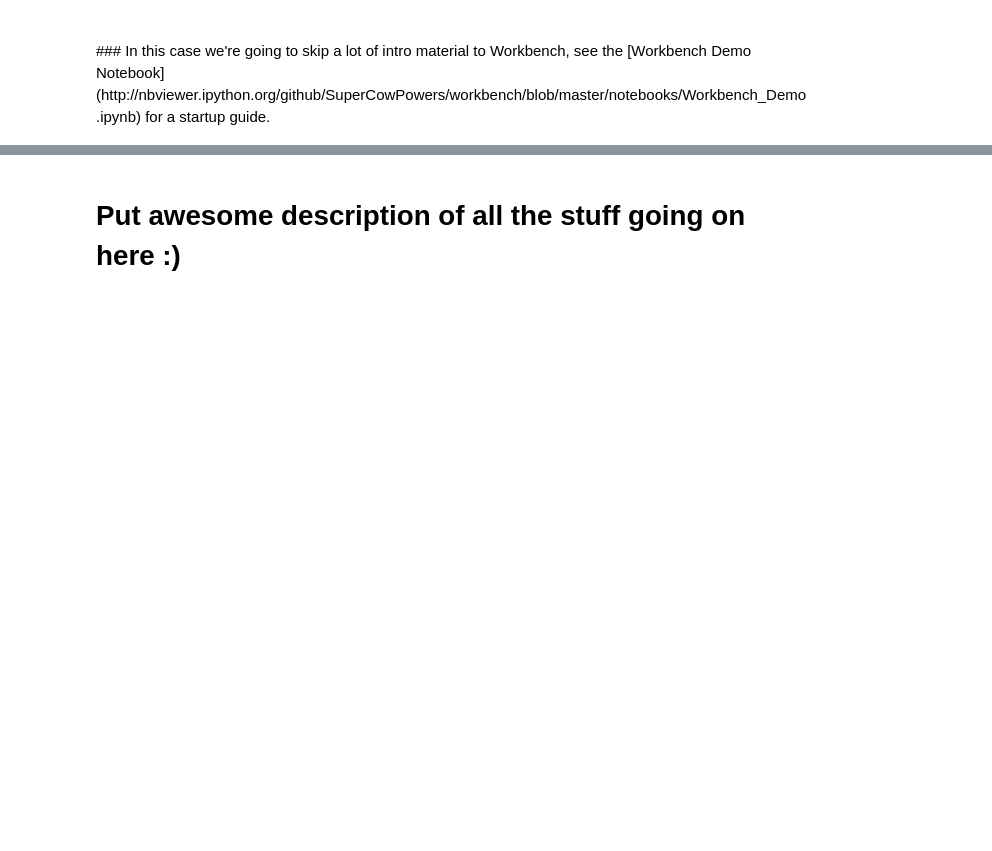
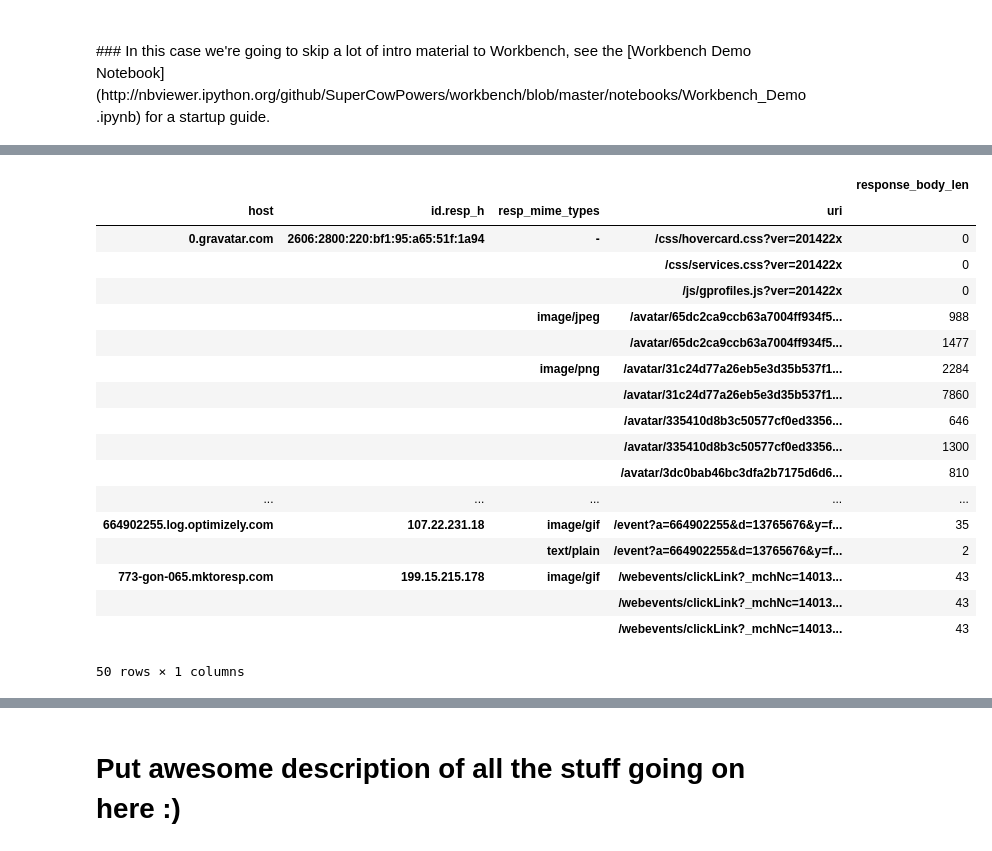
Before and after one commit to ollie314/workbench, a Jupyter notebook: notebooks/Network_Stream.ipynb, the cells around one changed output, grey strips where cells are left out. Cells and saved outputs as stored; diff of their text form; code cells hidden in the pictures; blank space fills up the shorter version.

```diff
--- a/notebooks/Network_Stream.ipynb
+++ b/notebooks/Network_Stream.ipynb
@@ -137,3 +138,27 @@ group_host.head(50)
+# %%
+# Now we group by host and show the different response mime types for each host
+group_host = dataframes['http_log'].groupby(['host','id.resp_h','resp_mime_types','uri'])[['response_body_len']].sum()
+group_host.head(50)
+# %% [output]
+|  |  |  |  | response_body_len |
+| host | id.resp_h | resp_mime_types | uri |  |
+| 0.gravatar.com | 2606:2800:220:bf1:95:a65:51f:1a94 | - | /css/hovercard.css?ver=201422x | 0 |
+|  |  |  | /css/services.css?ver=201422x | 0 |
+|  |  |  | /js/gprofiles.js?ver=201422x | 0 |
+|  |  | image/jpeg | /avatar/65dc2ca9ccb63a7004ff934f5... | 988 |
+|  |  |  | /avatar/65dc2ca9ccb63a7004ff934f5... | 1477 |
+|  |  | image/png | /avatar/31c24d77a26eb5e3d35b537f1... | 2284 |
+|  |  |  | /avatar/31c24d77a26eb5e3d35b537f1... | 7860 |
+|  |  |  | /avatar/335410d8b3c50577cf0ed3356... | 646 |
+|  |  |  | /avatar/335410d8b3c50577cf0ed3356... | 1300 |
+|  |  |  | /avatar/3dc0bab46bc3dfa2b7175d6d6... | 810 |
+| ... | ... | ... | ... | ... |
+| 664902255.log.optimizely.com | 107.22.231.18 | image/gif | /event?a=664902255&d=13765676&y=f... | 35 |
+|  |  | text/plain | /event?a=664902255&d=13765676&y=f... | 2 |
+| 773-gon-065.mktoresp.com | 199.15.215.178 | image/gif | /webevents/clickLink?_mchNc=14013... | 43 |
+|  |  |  | /webevents/clickLink?_mchNc=14013... | 43 |
+|  |  |  | /webevents/clickLink?_mchNc=14013... | 43 |
+50 rows × 1 columns
 # %%
 # Look at Weird logs
 dataframes['weird_log'].head(20)
```
Also changed, not shown: parts of 10 cells of this notebook.
